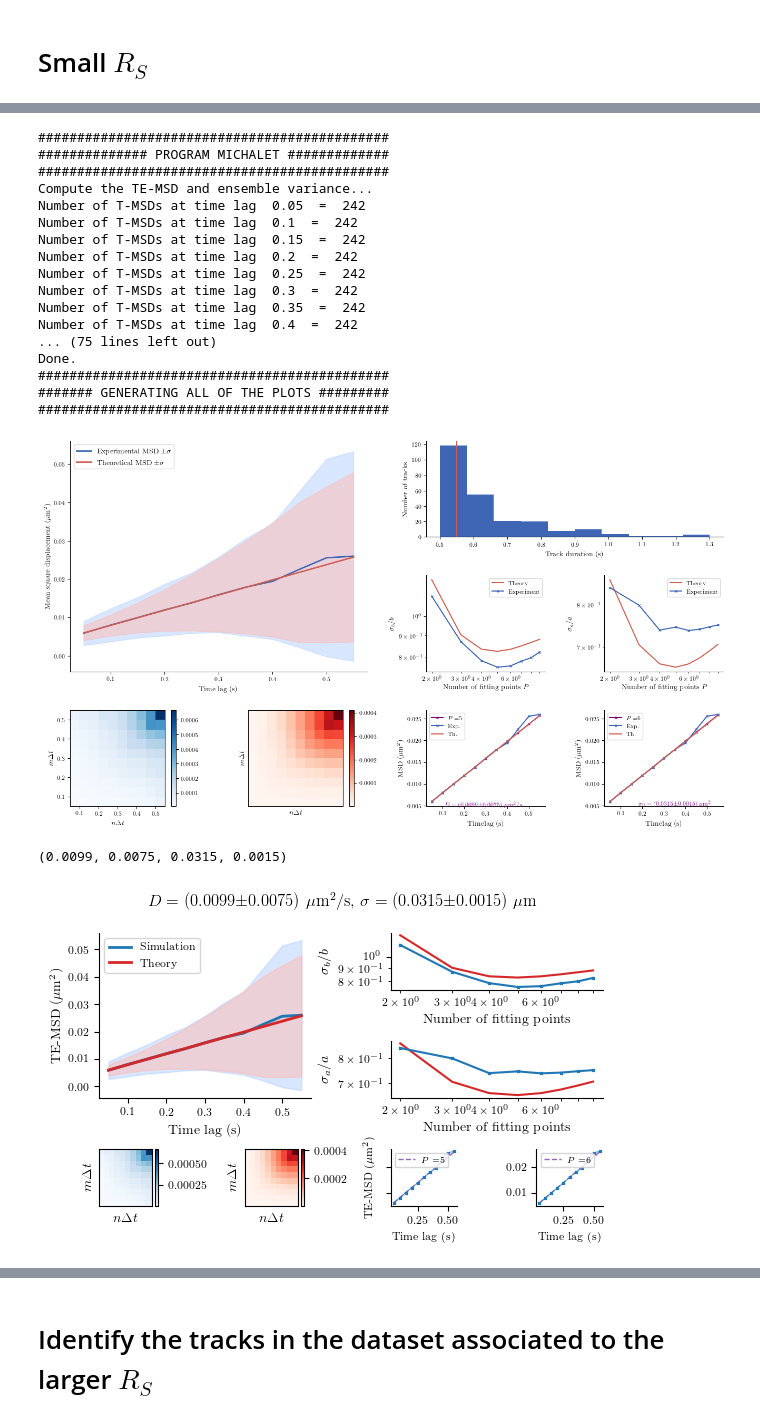
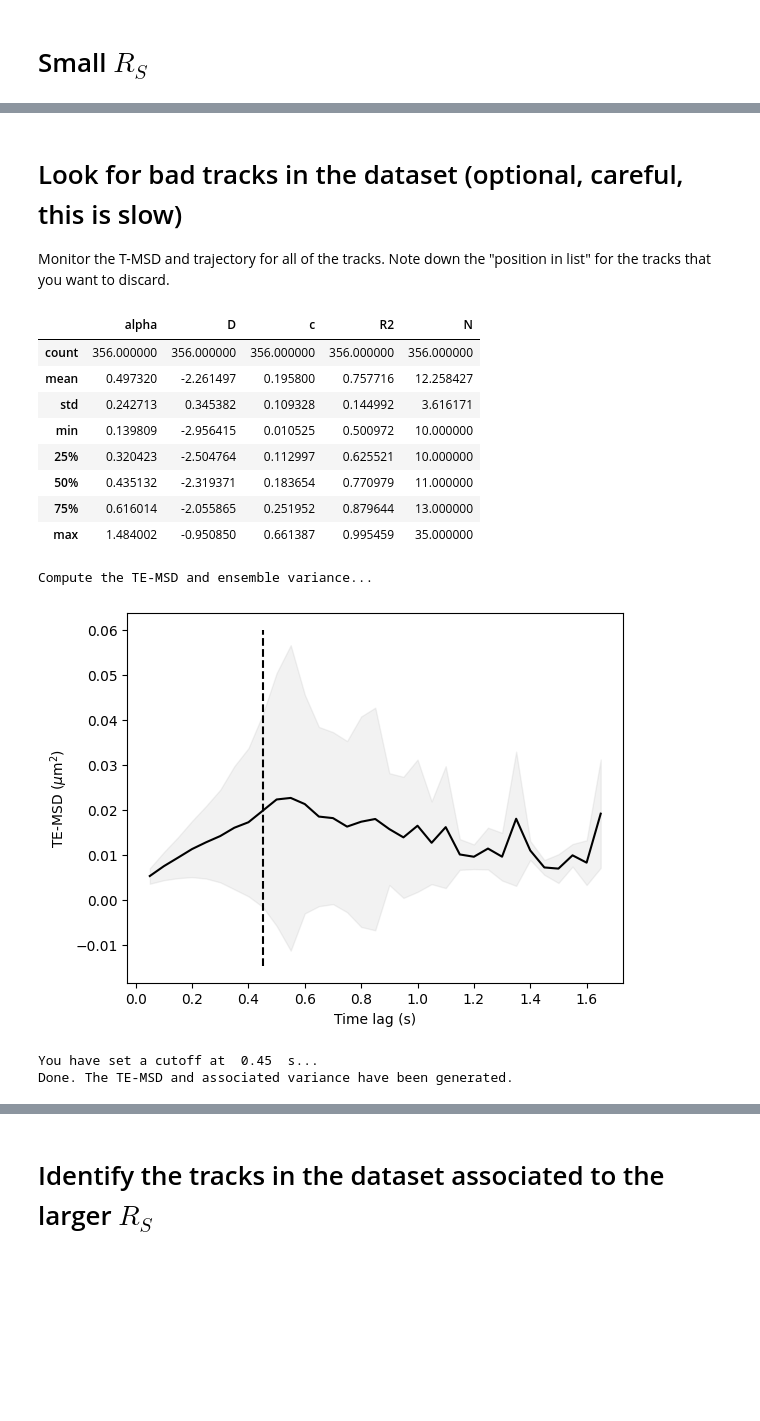
Before and after one commit to remy13127/Internship, a Jupyter notebook: LP184.ipynb, the cells around one changed output, grey strips where cells are left out. Drawn from its saved outputs; the diff is of its cells as text; code cells hidden in the pictures; blank space fills up the shorter version.

```diff
--- a/LP184.ipynb
+++ b/LP184.ipynb
@@ -17,12 +17,12 @@ dt = 0.05
 
 # Initial filtering
 minframe=10
-maxframe=80
+maxframe=40
 rsquared_threshold=-1000
 # %% [markdown]
 # Small $R_S$
 # %%
-files = ["Data/SM1/tracks135.csv","Data/SM2/tracks135.csv","Data/SM3/tracks135.csv","Data/SM4/tracks135.csv","Data/SM5/tracks135.csv","Data/SM6/tracks135.csv","Data/SM7/tracks135.csv","Data/SM8/tracks135.csv","Data/SM9/tracks135.csv","Data/SM10/tracks135.csv"]
-df135 = pool_data(files,dt,minframe,maxframe,rsquared_threshold,fit_option=[2,6])
+files = ["Data/SM1/tracks135.csv","Data/SM2/tracks135.csv","Data/SM3/tracks135.csv","Data/SM4/tracks135.csv","Data/SM5/tracks135.csv","Data/SM6/tracks135.csv","Data/SM7/tracks135.csv","Data/SM8/tracks135.csv","Data/SM9/tracks135.csv","Data/SM10/tracks135.csv","Data/SM11/tracks135.csv","Data/SM12/tracks135.csv","Data/SM13/tracks135.csv"]
+df135 = pool_data(files,dt,minframe,maxframe,rsquared_threshold,fit_option=5)
 # %% [output]
 Parameters for the MSD analysis: dt =  0.05
@@ -75,30 +95,2 @@ df135 = df135[(df135['N']>=10) & (df135['R2']>0.5)]
-# %%
-from sklearn.mixture import GaussianMixture
-from sklearn.preprocessing import *
-
-temp = df135[['alpha','D','c']].values
-scaler = PowerTransformer()
-scaler.fit(temp)
-temp_scaled = scaler.transform(temp)
-
-gmm = GaussianMixture(n_components=3,max_iter=2000,covariance_type='full',tol=1.0E-10,reg_covar=1.0E-10,init_params='random',n_init=500)
-gmm.fit(temp_scaled)
-proba_lists = gmm.predict_proba(temp_scaled)
-
-colored_arrays = np.matrix(proba_lists)
-colored_tuples = [tuple(i.tolist()[0]) for i in colored_arrays]
-colorlist = [np.argmax(x) for x in colored_tuples]
-df135['GM_Label']=colorlist
-
-#Try to determine automatically the index for the confined group
-index = [0,1,2]
-D_per_group = []
-for indx in index:
-    Dmean = df135['D'][(df135['GM_Label']==indx)].mean()
-    D_per_group.append(Dmean)
-
-index_slow = D_per_group.index(min(D_per_group))
-index_transported = D_per_group.index(max(D_per_group))
-index_fast = list(filter(lambda x : x != index_slow and x != index_transported, index))[0]
 # %%
 mpl.rcParams.update(mpl.rcParamsDefault)
@@ -108,0 +105,4 @@ plt.show()
+# %% [markdown]
+# Look for bad tracks in the dataset (optional, careful, this is slow)
+
+Monitor the T-MSD and trajectory for all of the tracks. Note down the "position in list" for the tracks that you want to discard.
@@ -109,24 +138,23 @@ plt.show()
+# %%
+#CHANGE REMOVE WITH THE POSITIONS YOU HAVE NOTED DOWN
+remove = [59,90,102,145,182,195,213,227,233,283,290,320,323]
+df135 = df135.drop(df135.index[remove])
+display(df135.describe())
+# %% [output]
+|  | alpha | D | c | R2 | N |
+| count | 356.000000 | 356.000000 | 356.000000 | 356.000000 | 356.000000 |
+| mean | 0.497320 | -2.261497 | 0.195800 | 0.757716 | 12.258427 |
+| std | 0.242713 | 0.345382 | 0.109328 | 0.144992 | 3.616171 |
+| min | 0.139809 | -2.956415 | 0.010525 | 0.500972 | 10.000000 |
+| 25% | 0.320423 | -2.504764 | 0.112997 | 0.625521 | 10.000000 |
+| 50% | 0.435132 | -2.319371 | 0.183654 | 0.770979 | 11.000000 |
+| 75% | 0.616014 | -2.055865 | 0.251952 | 0.879644 | 13.000000 |
+| max | 1.484002 | -0.950850 | 0.661387 | 0.995459 | 35.000000 |
 # %%
-MSDslow = list(df135['MSD'][(df135['GM_Label']==index_slow)].values)
-Michalet(MSDslow,cutoff=0.55)
+MSDtot = list(df135['MSD'].values)
+temsdtot,vartot,timelagtot = TE_MSD(MSDtot,cutoff=0.45)
 # %% [output]
-#############################################
-############## PROGRAM MICHALET #############
-#############################################
 Compute the TE-MSD and ensemble variance...
-Number of T-MSDs at time lag  0.05  =  242
-Number of T-MSDs at time lag  0.1  =  242
-Number of T-MSDs at time lag  0.15  =  242
-Number of T-MSDs at time lag  0.2  =  242
-Number of T-MSDs at time lag  0.25  =  242
-Number of T-MSDs at time lag  0.3  =  242
-Number of T-MSDs at time lag  0.35  =  242
-Number of T-MSDs at time lag  0.4  =  242
-... (75 lines left out)
-Done.
-#############################################
-####### GENERATING ALL OF THE PLOTS #########
-#############################################
-[figure, old version]
+[figure, new version]
-(0.0099, 0.0075, 0.0315, 0.0015)
+You have set a cutoff at  0.45  s...
+Done. The TE-MSD and associated variance have been generated.
-[figure, removed]
```
Also changed, not shown: parts of 34 cells of this notebook.
